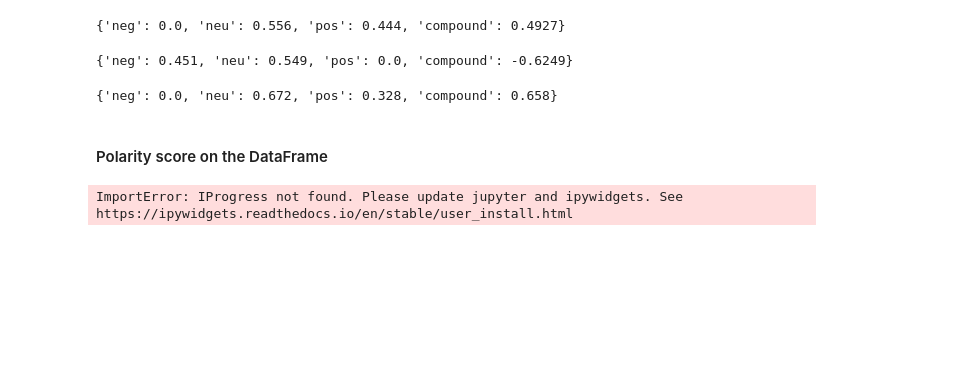
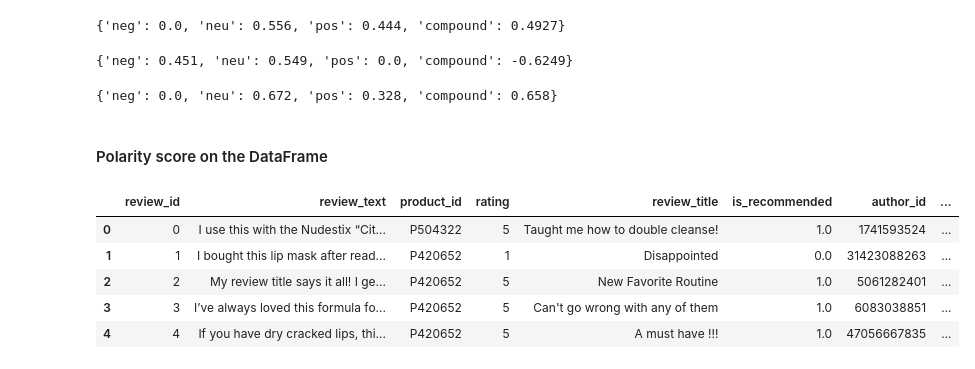
Before and after one commit to Skraiem07/capstone-project, a Jupyter notebook: sentiment-analysis/sentiment-analysis.ipynb, the cells around one changed output. Drawn from its saved outputs; the diff is of its cells as text; code cells hidden in the pictures; blank space fills up the shorter version.

```diff
--- a/sentiment-analysis/sentiment-analysis.ipynb
+++ b/sentiment-analysis/sentiment-analysis.ipynb
@@ -376,14 +398,3 @@ analyzer.polarity_scores(example)
 {'neg': 0.0, 'neu': 0.672, 'pos': 0.328, 'compound': 0.658}
 # %% [markdown]
 #### Polarity score on the DataFrame
-# %%
-df_essential.set_index('review_id', inplace=True)
-# %%
-res = {}
-
-for i, row in tqdm(df_essential.iterrows()):
-    text = row['review_text']
-    rev_id = row['review_id']
-    res[myid] = analyzer.polarity_scores(text)
-# %% [output]
-ImportError: IProgress not found. Please update jupyter and ipywidgets. See https://ipywidgets.readthedocs.io/en/stable/user_install.html
@@ -389,0 +404,9 @@ ImportError: IProgress not found. Please update jupyter and ipywidgets. See http
+# %%
+df_sub.head()
+# %% [output]
+|  | review_id | review_text | product_id | rating | review_title | is_recommended | author_id | ... |
+| 0 | 0 | I use this with the Nudestix “Cit... | P504322 | 5 | Taught me how to double cleanse! | 1.0 | 1741593524 | ... |
+| 1 | 1 | I bought this lip mask after read... | P420652 | 1 | Disappointed | 0.0 | 31423088263 | ... |
+| 2 | 2 | My review title says it all! I ge... | P420652 | 5 | New Favorite Routine | 1.0 | 5061282401 | ... |
+| 3 | 3 | I’ve always loved this formula fo... | P420652 | 5 | Can't go wrong with any of them | 1.0 | 6083038851 | ... |
+| 4 | 4 | If you have dry cracked lips, thi... | P420652 | 5 | A must have !!! | 1.0 | 47056667835 | ... |
```
Also changed, not shown: parts of 42 cells of this notebook, 1 other file.
